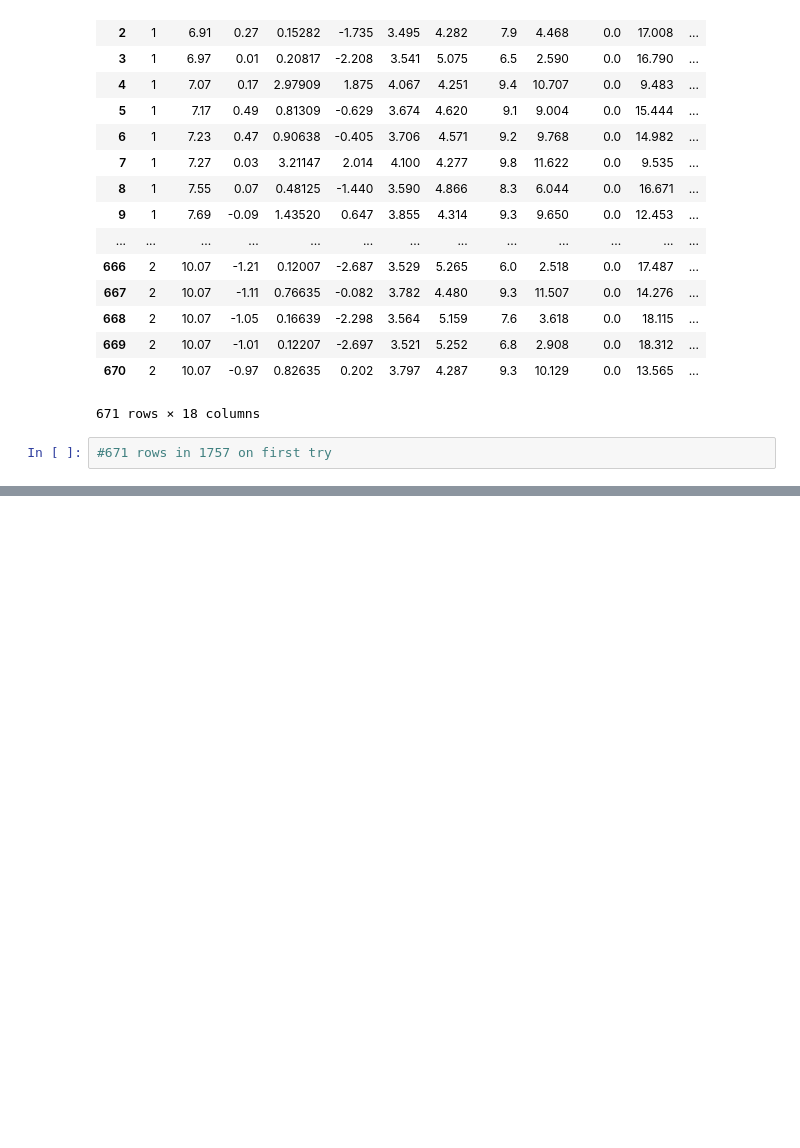
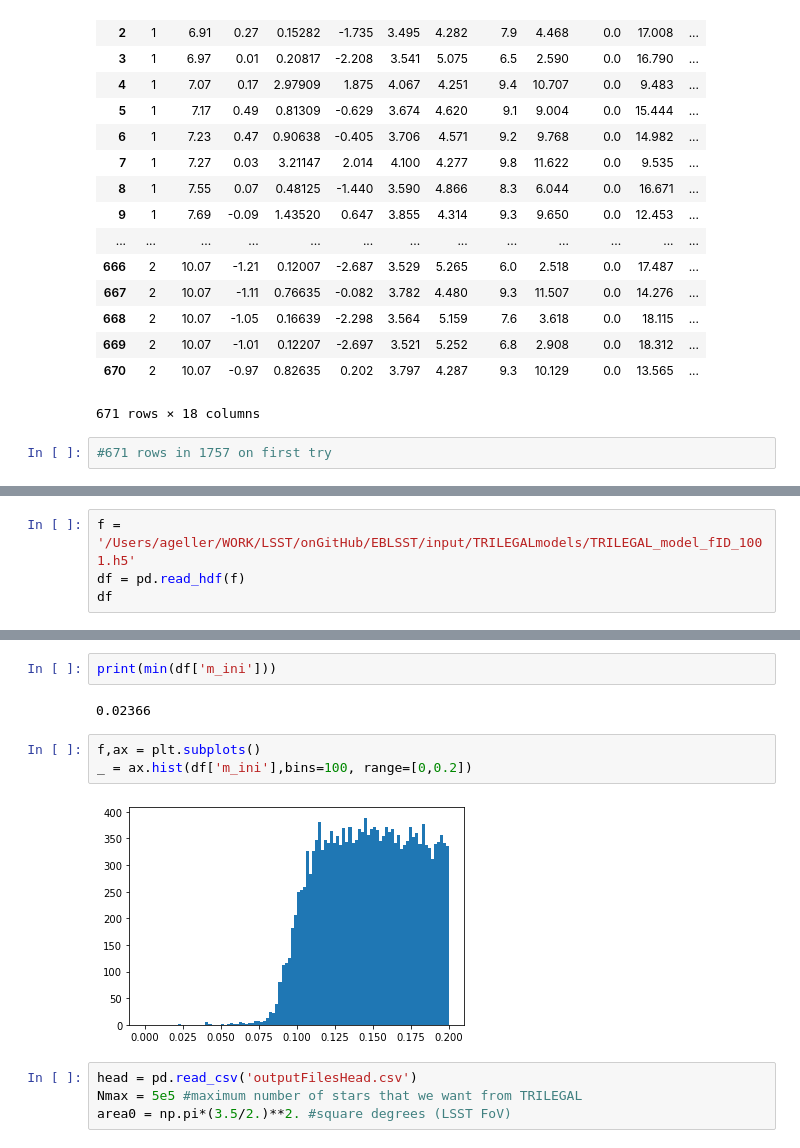
Before and after one commit to ageller/EB-LSST, a Jupyter notebook: input/TRILEGALmodels/getAllTRILEGAL.ipynb, the cells around one changed output, grey strips where cells are left out. Saved outputs shown, nothing was run; the diff lists cells and outputs as text; blank space fills up the shorter version.

Commit message:
testing TRILEGAL limits

```diff
--- a/input/TRILEGALmodels/getAllTRILEGAL.ipynb
+++ b/input/TRILEGALmodels/getAllTRILEGAL.ipynb
@@ -147,0 +151,4 @@ df2
+# %%
+f = '/Users/ageller/WORK/LSST/onGitHub/EBLSST/input/TRILEGALmodels/TRILEGAL_model_fID_1001.h5'
+df = pd.read_hdf(f)
+df
@@ -147,0 +169,13 @@ df2
+# %%
+print(min(df['m_ini']))
+# %% [output]
+0.02366
+# %%
+f,ax = plt.subplots()
+_ = ax.hist(df['m_ini'],bins=100, range=[0,0.2])
+# %% [output]
+[figure, added]
+# %%
+head = pd.read_csv('outputFilesHead.csv')
+Nmax = 5e5 #maximum number of stars that we want from TRILEGAL
+area0 = np.pi*(3.5/2.)**2. #square degrees (LSST FoV)
```
Also changed, not shown: parts of 9 cells of this notebook, 5 other files.
